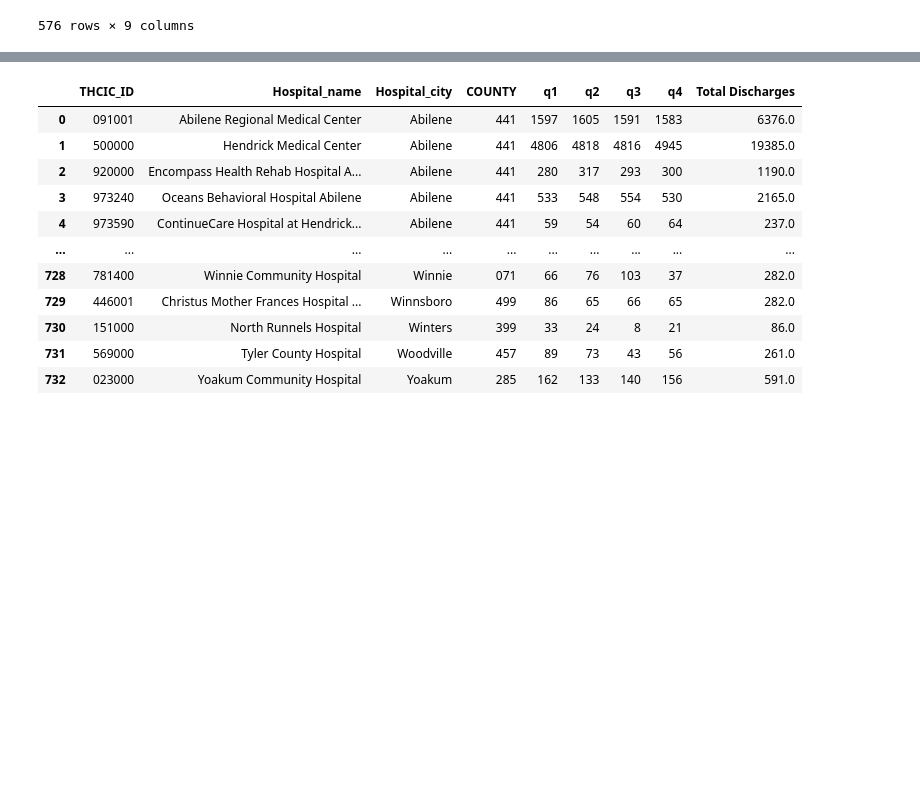
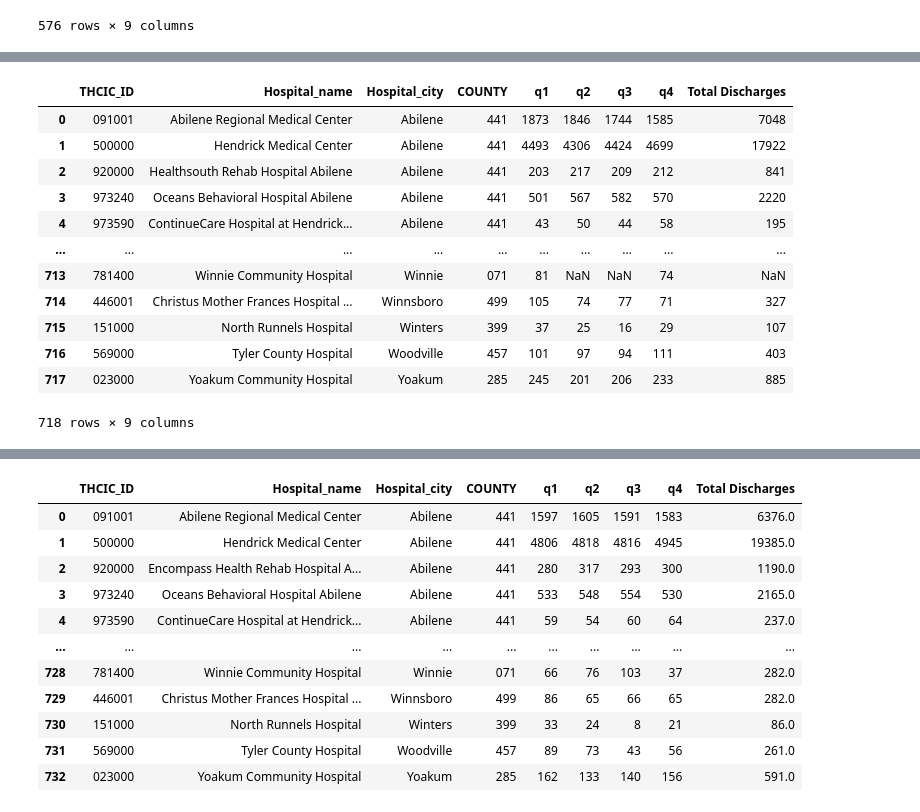
Before and after one commit to cyborgsage/hospitals_in_tx, a Jupyter notebook: hospital_discharges_tx.ipynb, the cells around one changed output, grey strips where cells are left out. Cells and saved outputs as stored; diff of their text form; code cells hidden in the pictures; blank space fills up the shorter version.

```diff
--- a/hospital_discharges_tx.ipynb
+++ b/hospital_discharges_tx.ipynb
@@ -422,0 +544,20 @@ df_11
+# %%
+df_17 = pd.read_excel('data/IP_Stat_2017.xlsx')
+df_17.drop('End of Title List', inplace=True, axis=1)
+df_17.drop(index=df_17.index[718],axis=0, inplace=True)
+df_17['Total Discharges'] = df_17['q1'] + df_17['q2'] + df_17['q3'] + df_17['q4']
+df_17
+# %% [output]
+|  | THCIC_ID | Hospital_name | Hospital_city | COUNTY | q1 | q2 | q3 | q4 | Total Discharges |
+| 0 | 091001 | Abilene Regional Medical Center | Abilene | 441 | 1873 | 1846 | 1744 | 1585 | 7048 |
+| 1 | 500000 | Hendrick Medical Center | Abilene | 441 | 4493 | 4306 | 4424 | 4699 | 17922 |
+| 2 | 920000 | Healthsouth Rehab Hospital Abilene | Abilene | 441 | 203 | 217 | 209 | 212 | 841 |
+| 3 | 973240 | Oceans Behavioral Hospital Abilene | Abilene | 441 | 501 | 567 | 582 | 570 | 2220 |
+| 4 | 973590 | ContinueCare Hospital at Hendrick... | Abilene | 441 | 43 | 50 | 44 | 58 | 195 |
+| ... | ... | ... | ... | ... | ... | ... | ... | ... | ... |
+| 713 | 781400 | Winnie Community Hospital | Winnie | 071 | 81 | NaN | NaN | 74 | NaN |
+| 714 | 446001 | Christus Mother Frances Hospital ... | Winnsboro | 499 | 105 | 74 | 77 | 71 | 327 |
+| 715 | 151000 | North Runnels Hospital | Winters | 399 | 37 | 25 | 16 | 29 | 107 |
+| 716 | 569000 | Tyler County Hospital | Woodville | 457 | 101 | 97 | 94 | 111 | 403 |
+| 717 | 023000 | Yoakum Community Hospital | Yoakum | 285 | 245 | 201 | 206 | 233 | 885 |
+718 rows × 9 columns
```
Also changed, not shown: parts of 22 cells of this notebook, 3 other files.
